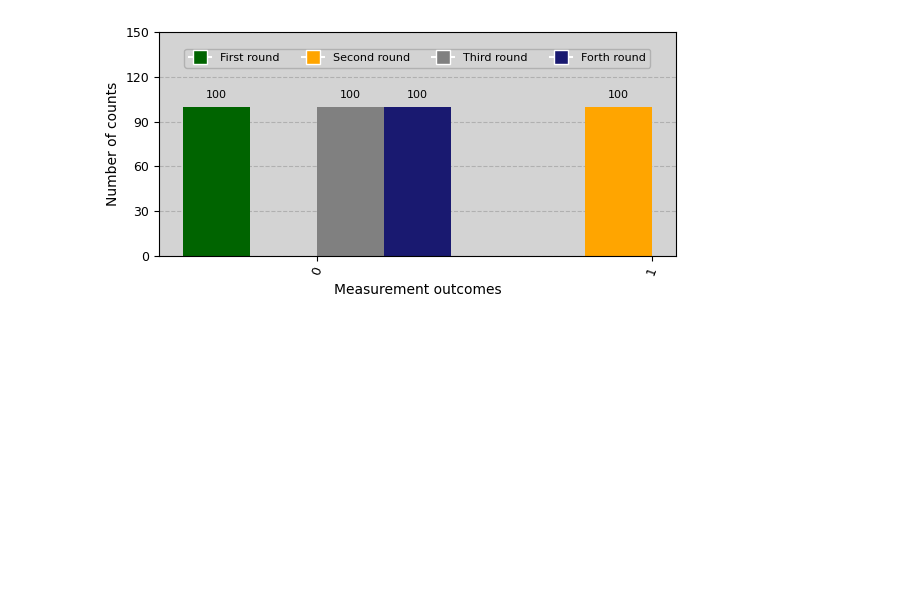
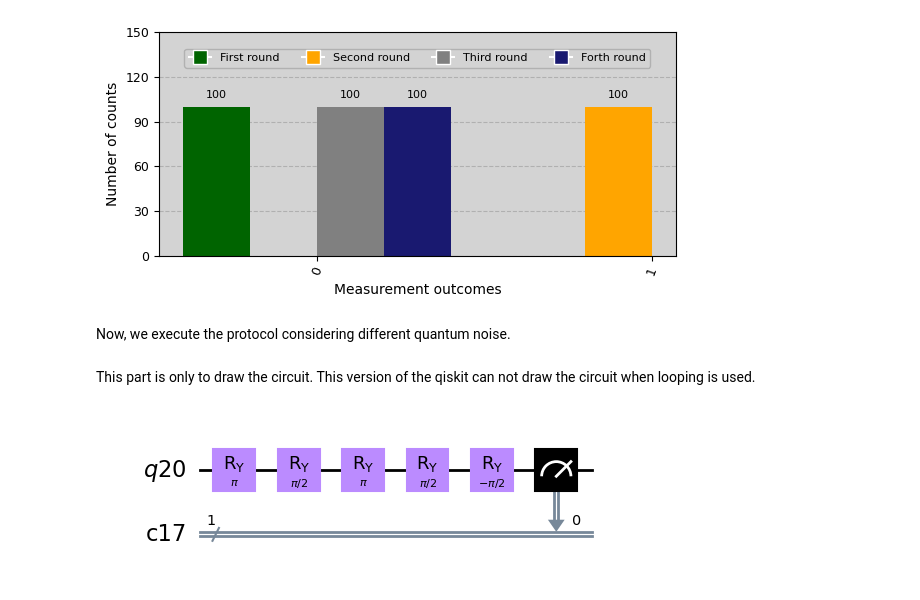
Before and after one commit to Quantum-SMC/Private-Computation-of-Boolean-Functions-Using-Single-Qubits, a Jupyter notebook: equivalance_quantum_smc_protocol.ipynb, the cells around one changed output. Cells and saved outputs as stored; diff of their text form; code cells hidden in the pictures; blank space fills up the shorter version.

```diff
--- a/equivalance_quantum_smc_protocol.ipynb
+++ b/equivalance_quantum_smc_protocol.ipynb
@@ -174,3 +178,5 @@ plt.tight_layout()
 plt.savefig('histogram.png')
 # %% [output]
 [figure]
+# %% [markdown]
+Now, we execute the protocol considering different quantum noise.
@@ -176,0 +321,46 @@ plt.savefig('histogram.png')
+# %% [markdown]
+This part is only to draw the circuit. This version of the qiskit can not draw the circuit when looping is used.
+# %%
+# Polynomials to compute Equivalence fuction
+P = [
+    1,
+    1,
+    1,
+    1
+]
+Q = [
+    1,
+    1,
+    1,
+    1
+]
+r = [1, 1, 1, 1]
+# Create a quantum circuit
+q = QuantumRegister(1)
+c = ClassicalRegister(1)
+qc = QuantumCircuit(q, c)
+
+# Alice rotates the qubit based on inputs r and a
+if r[0] == 1:
+  qc.ry(pi, q[0])
+
+if P[0] == 1:
+  qc.ry(pi/2, q[0])
+
+
+# Bob rotates the qubit based on inputs r and b
+if r[0] == 1:
+  qc.ry(pi, q[0])
+
+if Q[0] == 1:
+  qc.ry(pi/2, q[0])
+
+# Charlie rotates the qubit based on input XOR(a,b)
+if 1 == 1:
+  qc.ry(-pi/2, q[0])
+
+# Charlie measures the qubit in computational basis
+qc.measure(q[0], c[0])
+qc.draw(output='mpl')
+# %% [output]
+[figure, added]
```
Also changed, not shown: parts of 7 cells of this notebook.
